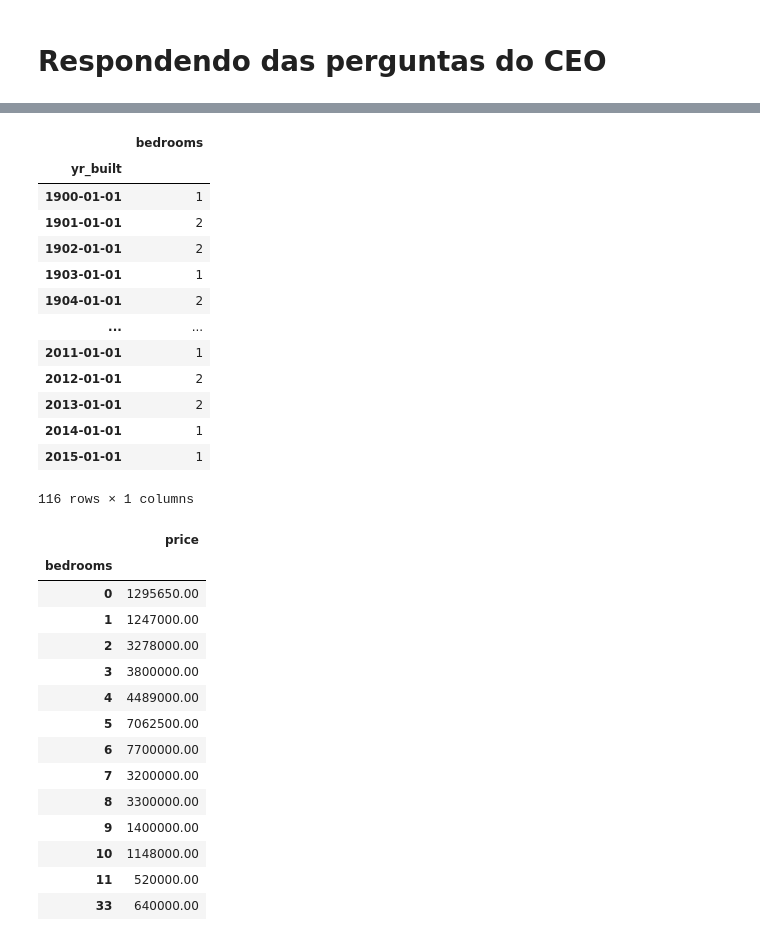
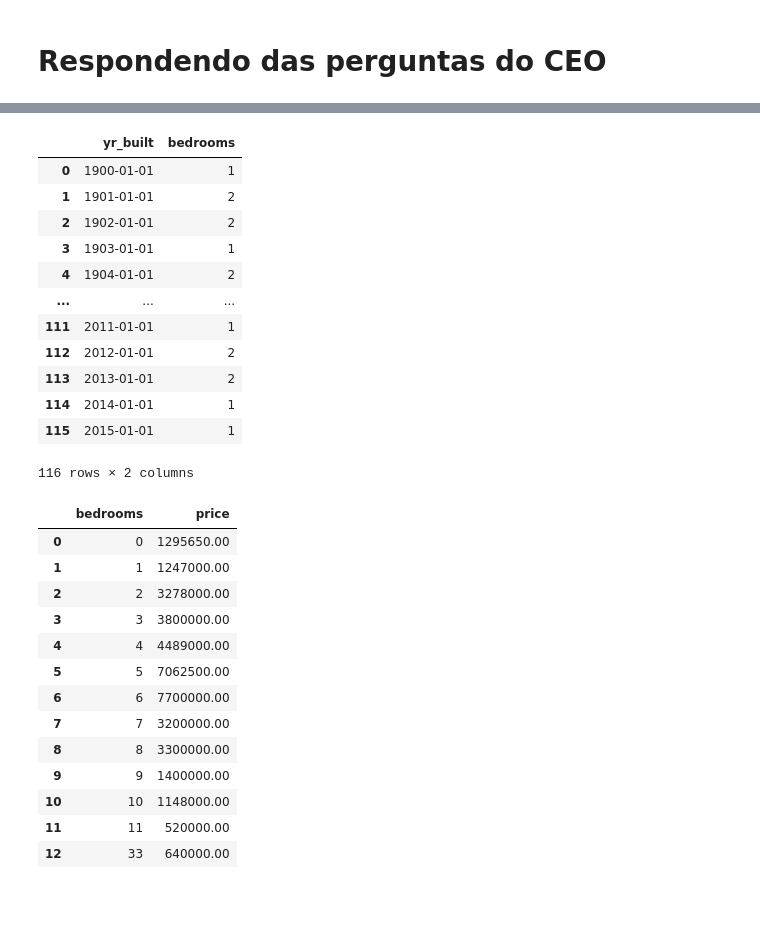
Before and after one commit to endhel/Curso-de-Python-do-ZERO-AO-DS, a Jupyter notebook: aula03.ipynb, the cells around one changed output, grey strips where cells are left out. Drawn from its saved outputs; the diff is of its cells as text; code cells hidden in the pictures; blank space fills up the shorter version.

```diff
--- a/aula03.ipynb
+++ b/aula03.ipynb
@@ -54,39 +53,37 @@ df[['id', 'yr_built']].groupby('yr_built').count()
 # %%
 # 2 - Qual e o menor numero de quartos por ano de construcao?
-df[['bedrooms', 'yr_built']].groupby('yr_built').min()
+df[['bedrooms', 'yr_built']].groupby('yr_built').min().reset_index()
 # %% [output]
-|  | bedrooms |
-| yr_built |  |
-| 1900-01-01 | 1 |
-| 1901-01-01 | 2 |
-| 1902-01-01 | 2 |
-| 1903-01-01 | 1 |
-| 1904-01-01 | 2 |
-| ... | ... |
-| 2011-01-01 | 1 |
-| 2012-01-01 | 2 |
-| 2013-01-01 | 2 |
-| 2014-01-01 | 1 |
-| 2015-01-01 | 1 |
+|  | yr_built | bedrooms |
+| 0 | 1900-01-01 | 1 |
+| 1 | 1901-01-01 | 2 |
+| 2 | 1902-01-01 | 2 |
+| 3 | 1903-01-01 | 1 |
+| 4 | 1904-01-01 | 2 |
+| ... | ... | ... |
+| 111 | 2011-01-01 | 1 |
+| 112 | 2012-01-01 | 2 |
+| 113 | 2013-01-01 | 2 |
+| 114 | 2014-01-01 | 1 |
+| 115 | 2015-01-01 | 1 |
-116 rows × 1 columns
+116 rows × 2 columns
 # %%
 # 3 - Qual e o preco de compra mais alto por numero de quarto?
-df[['bedrooms', 'price']].groupby('bedrooms').max()
+df[['bedrooms', 'price']].groupby('bedrooms').max().reset_index()
 # %% [output]
-|  | price |
-| bedrooms |  |
-| 0 | 1295650.00 |
-| 1 | 1247000.00 |
-| 2 | 3278000.00 |
-| 3 | 3800000.00 |
-| 4 | 4489000.00 |
-| 5 | 7062500.00 |
-| 6 | 7700000.00 |
-| 7 | 3200000.00 |
-| 8 | 3300000.00 |
-| 9 | 1400000.00 |
-| 10 | 1148000.00 |
-| 11 | 520000.00 |
-| 33 | 640000.00 |
+|  | bedrooms | price |
+| 0 | 0 | 1295650.00 |
+| 1 | 1 | 1247000.00 |
+| 2 | 2 | 3278000.00 |
+| 3 | 3 | 3800000.00 |
+| 4 | 4 | 4489000.00 |
+| 5 | 5 | 7062500.00 |
+| 6 | 6 | 7700000.00 |
+| 7 | 7 | 3200000.00 |
+| 8 | 8 | 3300000.00 |
+| 9 | 9 | 1400000.00 |
+| 10 | 10 | 1148000.00 |
+| 11 | 11 | 520000.00 |
+| 12 | 33 | 640000.00 |
 # %%
 # 4 - Qual e a soma de todos precos de compra por numero de quarto?
```
Also changed, not shown: parts of 9 cells of this notebook.
